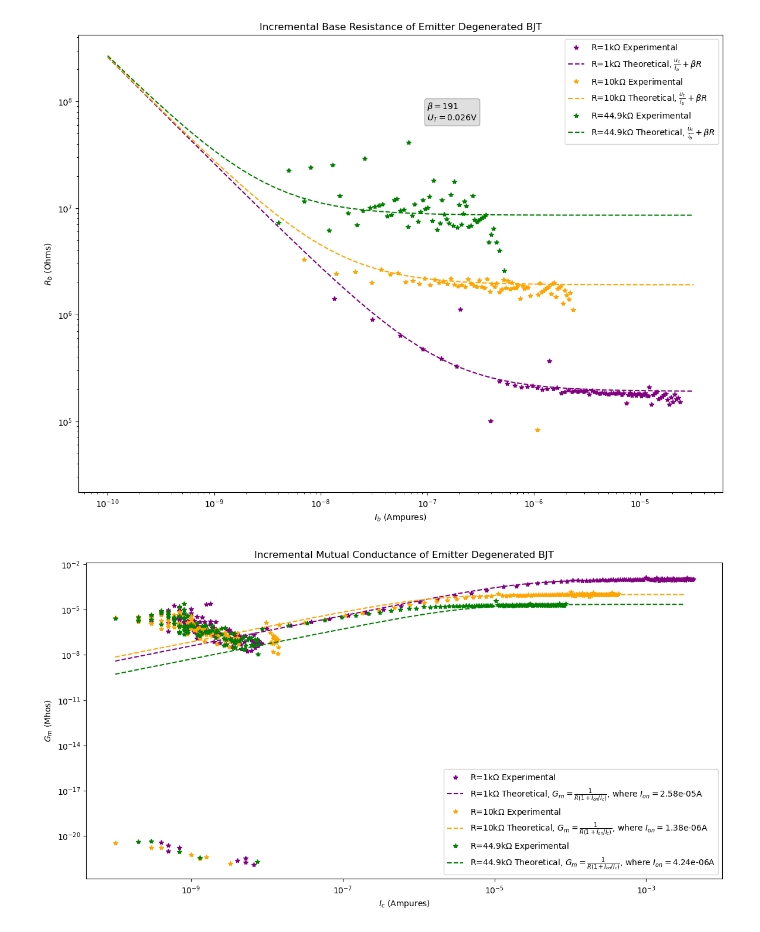
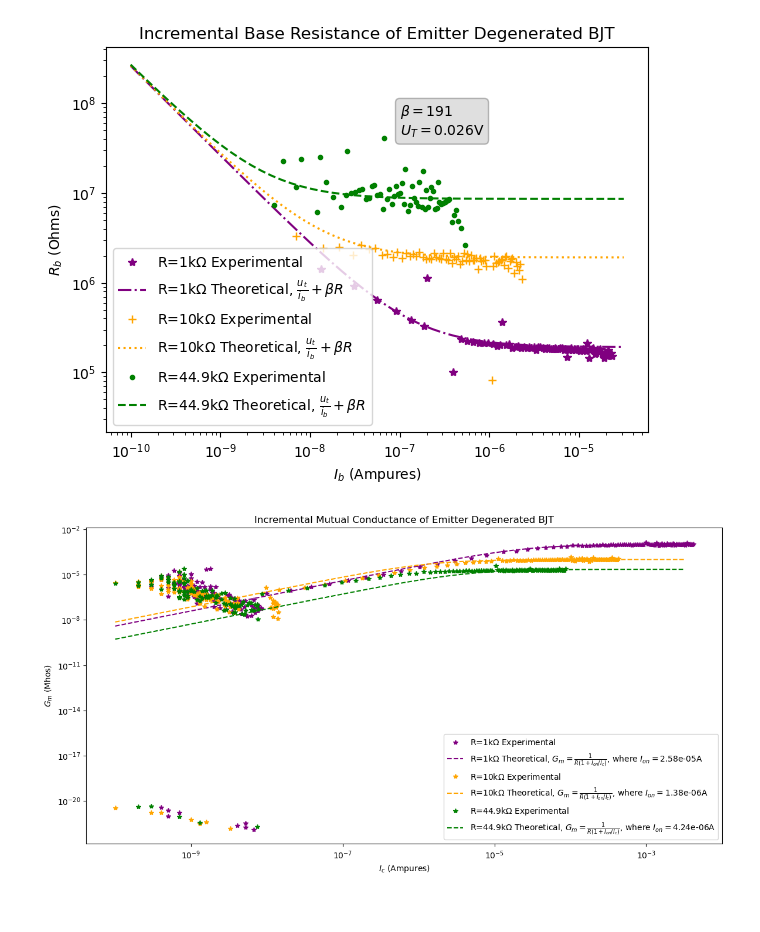
Before and after one commit to akshat-creator/IntroMicroelectronicCircuitswithLaboratory, a Jupyter notebook: Lab3/exp2.ipynb, the cells around one changed output. Cells and saved outputs as stored; diff of their text form; code cells hidden in the pictures.

```diff
--- a/Lab3/exp2.ipynb
+++ b/Lab3/exp2.ipynb
@@ -95,14 +87,18 @@ for r, df in exp2_data.items():
     df["current_collector"] = np.abs(df["current_emitter"]) - np.abs(df["current_base"])
 
 
-plt.figure(figsize=(14, 10))
+plt.figure(figsize=(7, 5))
 plt.semilogy()
 
 plt.plot(v_b_theory, i_c_theory, "k", label="Theoretical $I_c$ with no emitter degeneration")
 
+markers = [".", "*", "+"]
+
 for r, df in exp2_data.items():
+    mark = markers.pop()
+
     current_collector = np.abs(df["current_emitter"]) - df["current_base"]
-    plt.plot(df["voltage_base"], current_collector, ".", label=f"$I_c$ with R={r}$\Omega$")
+    plt.plot(df["voltage_base"][::2], current_collector[::2], mark, label=f"$I_c$ with R={r}$\Omega$")
 
 
 plt.legend()
@@ -133,11 +129,11 @@ for r, df in exp2_data.items():
 
 
 
-    plt.figure(figsize=(14, 10))
+    plt.figure(figsize=(7, 5))
 
     plt.axvline(v_on_map[r], label="$V_{on}$" + f"={v_on_map[r]:0.2f}V")
 
-    plt.plot(v_b, i_c, "b*", label="Measured Data")
+    plt.plot(v_b[::2], i_c[::2], "b*", label="Measured Data")
     plt.plot(v_b_fit, i_c_fit, "k--", label=f"Best fit, $r\\approx{int(1/mmax)}\Omega$")
 
 
@@ -156,11 +152,17 @@ for r, df in exp2_data.items():
 # %%
-plt.figure(figsize=(14,10))
+plt.figure(figsize=(7,5))
 plt.loglog()
 
 cmap = ["purple", "orange", "green"]
 i = 0
 
+marks = [".", "+", "*"]
+lines = ["--", ":", "-."]
+
 for r, df in exp2_data.items():
+    mark = marks.pop()
+    line = lines.pop()
+
     i_b = np.abs(df["current_base"])
     v_b = np.abs(df["voltage_base"])
 
@@ -174,40 +176,40 @@ for r, df in exp2_data.items():
     start = np.min(i_b)
     end = np.max(i_b)
 
-    plt.plot(df["current_base"][:-1], R_b, "*", color=color, label=f"R={r}$\Omega$ Experimental")
+    plt.plot(df["current_base"][:-1], R_b, mark, color=color, label=f"R={r}$\Omega$ Experimental")
 
     # i_b_theoretical = np.logspace(np.log10(start), np.log10(np.max(end)))
     i_b_theoretical = np.logspace(-10, -4.5)
 
     R_b_theoretical = u_t/i_b_theoretical + beta*res
 
-    plt.plot(i_b_theoretical, R_b_theoretical, "--", color=color, label=f"R={r}$\Omega$ Theoretical, " "$\\frac{u_t}{i_b}+\\beta R$")
+    plt.plot(i_b_theoretical, R_b_theoretical, line, color=color, label=f"R={r}$\Omega$ Theoretical, " "$\\frac{u_t}{i_b}+\\beta R$")
 
     # v_on = v_on_map[r]
     # i_on = i_s * np.exp(v_on/u_t)
     # R_b_theoretical = beta*res * (1 + i_on/(beta*i_b_theoretical))
     # plt.plot(i_b_theoretical, R_b_theoretical, "-.", color=color, label="Theoretical Fit $\\beta*R \\left(1+\\frac{I_{on}}{\\beta I_b}\\right)$ " + f" where $\\beta={beta}$, " +"$I_{on}$="+f"{i_on:0.3}")
 
 plt.xlabel("$I_b$ (Ampures)")
 plt.ylabel("$R_b$ (Ohms)")
 plt.title(f"Incremental Base Resistance of Emitter Degenerated BJT")
 
 props = dict(boxstyle="round", facecolor="gray", alpha=0.25)
 
 plt.text(
     1e-7,
     1e8,
     f"$\\beta={beta}$\n$U_T={u_t:0.3f}$V",
     verticalalignment='top',
     bbox=props
     )
 
 plt.legend()
 plt.savefig("exp2-Rb.pdf")
 plt.show()
 plt.close()
 # %% [output]
-[figure, old version]
+[figure, new version]
 # %%
 plt.figure(figsize=(14,7))
 plt.loglog()
```
Also changed, not shown: parts of 4 cells of this notebook, 7 other files.
